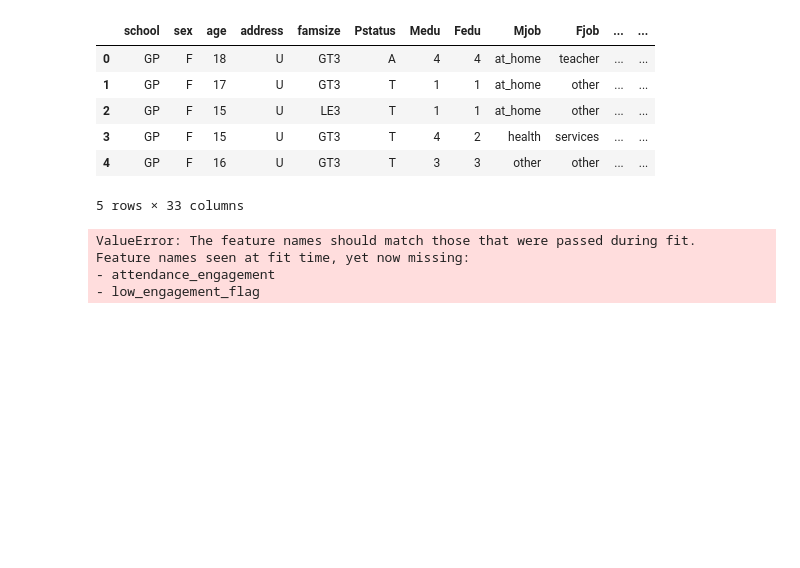
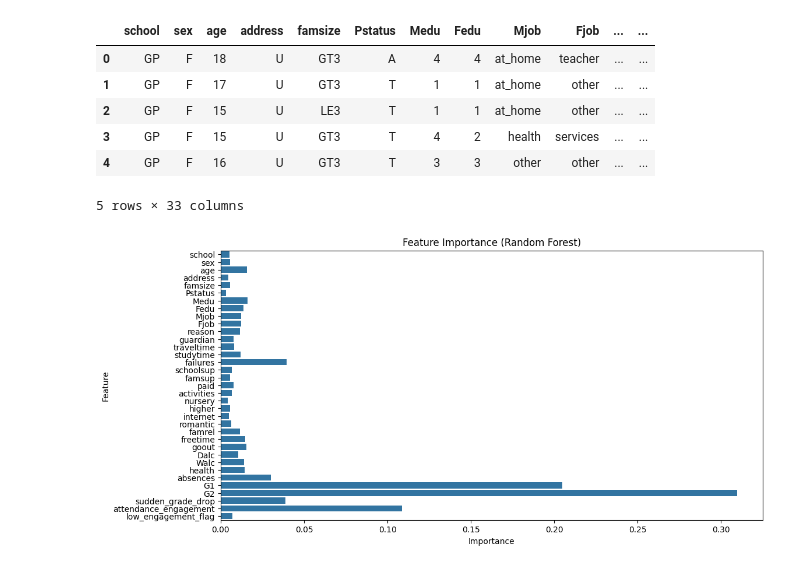
Before and after one commit to ethanshipman/Group-5-Project-4, a Jupyter notebook: Jupyter_Notebooks/EthanS_File.ipynb, the cells around one changed output. Drawn from its saved outputs; the diff is of its cells as text; code cells hidden in the pictures; blank space fills up the shorter version.

```diff
--- a/Jupyter_Notebooks/EthanS_File.ipynb
+++ b/Jupyter_Notebooks/EthanS_File.ipynb
@@ -7,6 +9,7 @@ from sklearn.preprocessing import StandardScaler, LabelEncoder
 # Load the trained models
 log_model = joblib.load("../Resources/logistic_regression_model.pkl")
 tree_model = joblib.load("../Resources/decision_tree_model.pkl")
+rf_model = joblib.load("../Resources/random_forest_model.pkl")
 
-print("Models loaded successfully!")
+print("Models loaded successfully")
 # %% [output]
@@ -15,8 +18,9 @@ Models loaded successfully!
 # Connect to SQLite database
 sqlite_db_path = "../student_performance.db"
 conn = sqlite3.connect(sqlite_db_path)
-
-df = pd.read_sql("SELECT * FROM student_mat", conn)
+df_mat = pd.read_sql("SELECT * FROM student_mat", conn)
+df_por = pd.read_sql("SELECT * FROM student_por", conn)
+df = pd.concat([df_mat, df_por], ignore_index=True)
 conn.close()
 
 # Display first few rows
@@ -39,16 +43,15 @@ for col in df.select_dtypes(include=['object']).columns:
     label_encoders[col] = le
 
 scaler = StandardScaler()
-grade_cols = ['G1', 'G2', 'G3']
-numeric_cols = [col for col in df.select_dtypes(include=['int64', 'float64']).columns if col not in grade_cols]
+numeric_cols = df.select_dtypes(include=['int64', 'float64']).columns
 df[numeric_cols] = scaler.fit_transform(df[numeric_cols])
+# %%
+df['sudden_grade_drop'] = df['G1'] - df['G2']
+df['attendance_engagement'] = df['absences'] / (df['G1'] + df['G2'] + df['G3'] + 1)
+df['low_engagement_flag'] = (df['attendance_engagement'] > df['attendance_engagement'].quantile(0.75)).astype(int)
+
+X_analysis = df.drop(columns=['G3'])
 # %%
-X_analysis = df.drop(columns=['G3'])
-
+# Predicting
 df['Predicted_Performance_Log'] = log_model.predict(X_analysis)
 df['Predicted_Performance_Tree'] = tree_model.predict(X_analysis)
-# %% [output]
-ValueError: The feature names should match those that were passed during fit.
-Feature names seen at fit time, yet now missing:
-- attendance_engagement
-- low_engagement_flag
@@ -58,0 +58,14 @@ display(df[['G1', 'G2', 'G3', 'Predicted_Performance_Log', 'Predicted_Performanc
+# %%
+# Feature importance analysis
+
+feature_importance = rf_model.feature_importances_
+feature_names = X_analysis.columns
+
+plt.figure(figsize=(12, 6))
+sns.barplot(x=feature_importance, y=feature_names)
+plt.title("Feature Importance (Random Forest)")
+plt.xlabel("Importance")
+plt.ylabel("Feature")
+plt.show()
+# %% [output]
+[figure, added]
```
Also changed, not shown: parts of 4 cells of this notebook.
